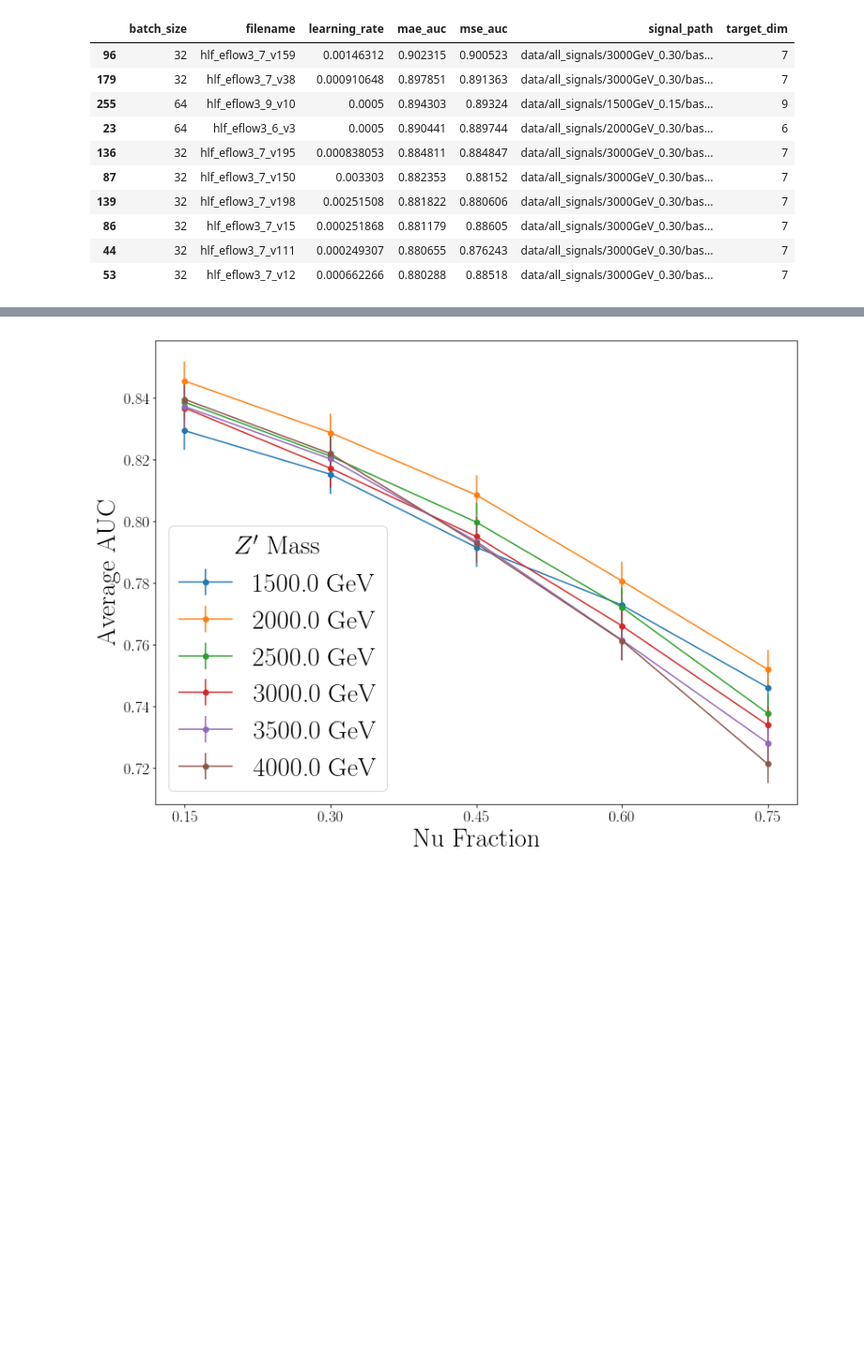
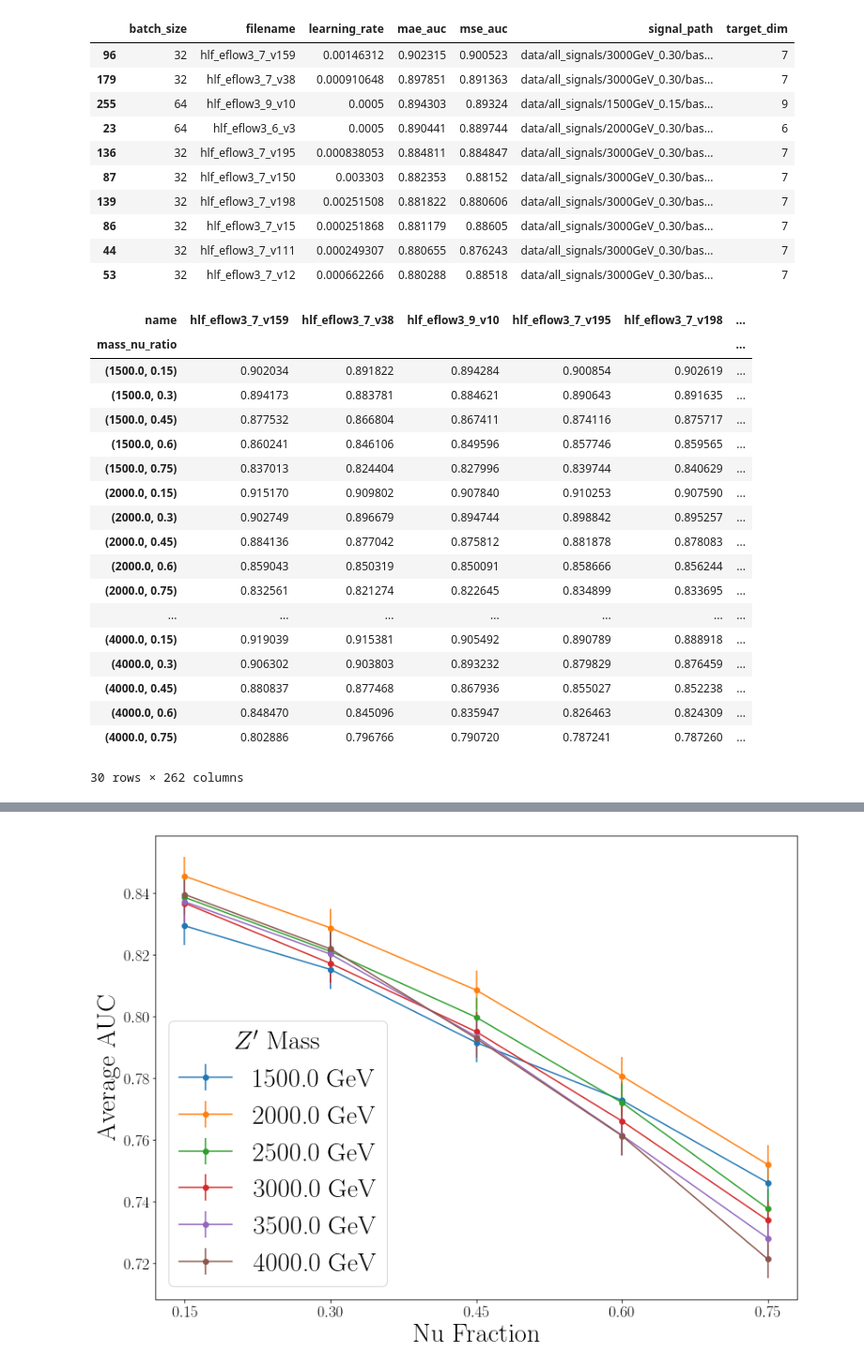
Before and after one commit to luclepot/SVJ, a Jupyter notebook: newplots.ipynb, the cells around one changed output, grey strips where cells are left out. Shown: that part at 94% size. Cells and saved outputs as stored; diff of their text form; code cells hidden in the pictures; blank space fills up the shorter version.

```diff
--- a/newplots.ipynb
+++ b/newplots.ipynb
@@ -48,3 +48,25 @@ l = pd.concat(l)
 l['mass_nu_ratio'] = zip(l.mass, l.nu)
 # l = l.drop(['Unnamed: 0', 'mass', 'nu'], axis=1).T
 l0 = l.pivot('mass_nu_ratio', 'name', 'auc')
+# %%
+l0.iloc[:,np.argsort(l0.mean().values)[::-1]]
+# %% [output]
+| name | hlf_eflow3_7_v159 | hlf_eflow3_7_v38 | hlf_eflow3_9_v10 | hlf_eflow3_7_v195 | hlf_eflow3_7_v198 | ... |
+| mass_nu_ratio |  |  |  |  |  | ... |
+| (1500.0, 0.15) | 0.902034 | 0.891822 | 0.894284 | 0.900854 | 0.902619 | ... |
+| (1500.0, 0.3) | 0.894173 | 0.883781 | 0.884621 | 0.890643 | 0.891635 | ... |
+| (1500.0, 0.45) | 0.877532 | 0.866804 | 0.867411 | 0.874116 | 0.875717 | ... |
+| (1500.0, 0.6) | 0.860241 | 0.846106 | 0.849596 | 0.857746 | 0.859565 | ... |
+| (1500.0, 0.75) | 0.837013 | 0.824404 | 0.827996 | 0.839744 | 0.840629 | ... |
+| (2000.0, 0.15) | 0.915170 | 0.909802 | 0.907840 | 0.910253 | 0.907590 | ... |
+| (2000.0, 0.3) | 0.902749 | 0.896679 | 0.894744 | 0.898842 | 0.895257 | ... |
+| (2000.0, 0.45) | 0.884136 | 0.877042 | 0.875812 | 0.881878 | 0.878083 | ... |
+| (2000.0, 0.6) | 0.859043 | 0.850319 | 0.850091 | 0.858666 | 0.856244 | ... |
+| (2000.0, 0.75) | 0.832561 | 0.821274 | 0.822645 | 0.834899 | 0.833695 | ... |
+| ... | ... | ... | ... | ... | ... | ... |
+| (4000.0, 0.15) | 0.919039 | 0.915381 | 0.905492 | 0.890789 | 0.888918 | ... |
+| (4000.0, 0.3) | 0.906302 | 0.903803 | 0.893232 | 0.879829 | 0.876459 | ... |
+| (4000.0, 0.45) | 0.880837 | 0.877468 | 0.867936 | 0.855027 | 0.852238 | ... |
+| (4000.0, 0.6) | 0.848470 | 0.845096 | 0.835947 | 0.826463 | 0.824309 | ... |
+| (4000.0, 0.75) | 0.802886 | 0.796766 | 0.790720 | 0.787241 | 0.787260 | ... |
+30 rows × 262 columns
```
Also changed, not shown: parts of 3 cells of this notebook, 1 other file.
